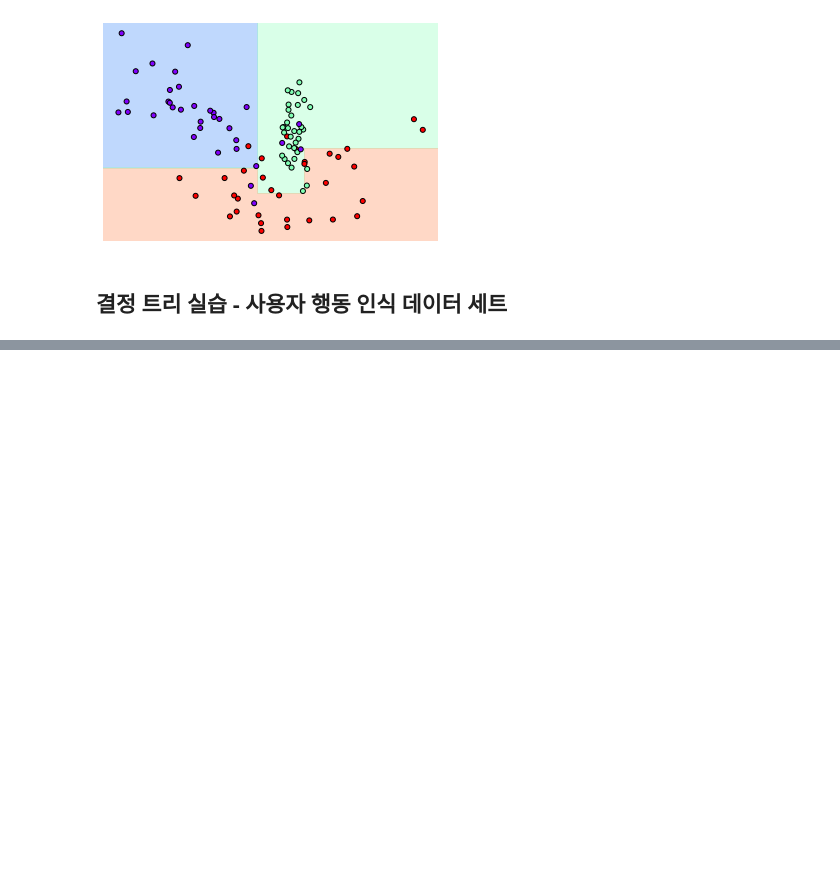
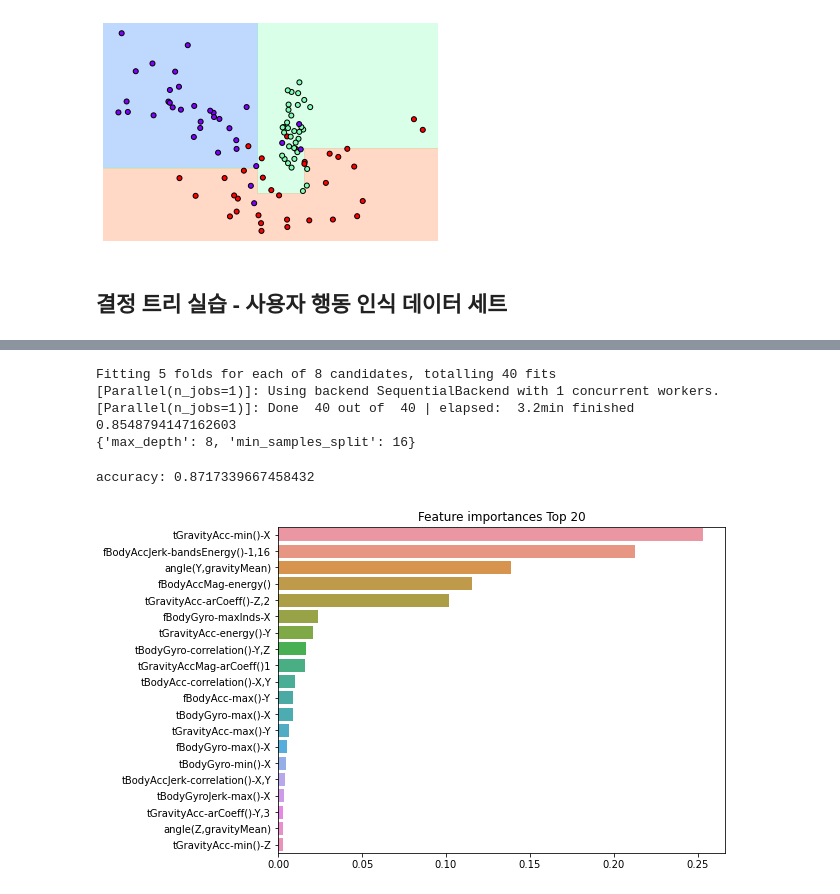
Before and after one commit to hckim96/AI_STUDY, a Jupyter notebook: week-03/chapter-04.ipynb, the cells around one changed output, grey strips where cells are left out. Cells and saved outputs as stored; diff of their text form; code cells hidden in the pictures; blank space fills up the shorter version.

```diff
--- a/week-03/chapter-04.ipynb
+++ b/week-03/chapter-04.ipynb
@@ -93,0 +185,11 @@ visualize_boundary(dt_clf, X_features, y_lables)
+# %%
+from sklearn.model_selection import GridSearchCV
+
+params = {
+    "max_depth": [6,8,10,12, 16, 20, 24]
+}
+
+grid_cv = GridSearchCV(dt_clf,param_grid = params, scoring = "accuracy", cv = 5, verbose=1)
+grid_cv.fit(X_train, y_train)
+print(grid_cv.best_score_)
+print(grid_cv.best_params_)
@@ -93,0 +215,8 @@ visualize_boundary(dt_clf, X_features, y_lables)
+# %%
+max_depths = [6, 8, 10, 12, 16, 20, 24]
+
+for depth in max_depths:
+    dt_clf = DecisionTreeClassifier(max_depth=depth, random_state=156)
+    dt_clf.fit(X_train, y_train)
+    pred = dt_clf.predict(X_test)
+    print(f"depth = {depth}, accuracy = {accuracy_score(y_test, pred)}")
@@ -93,0 +231,34 @@ visualize_boundary(dt_clf, X_features, y_lables)
+# %%
+
+params = {
+    "max_depth" : [8, 12, 16, 20],
+    "min_samples_split": [16,24]
+}
+
+grid_cv = GridSearchCV(dt_clf, param_grid = params, scoring="accuracy", cv=5, verbose =1)
+grid_cv.fit(X_train, y_train)
+print(grid_cv.best_score_)
+print(grid_cv.best_params_)
+# %% [output]
+Fitting 5 folds for each of 8 candidates, totalling 40 fits
+[Parallel(n_jobs=1)]: Using backend SequentialBackend with 1 concurrent workers.
+[Parallel(n_jobs=1)]: Done  40 out of  40 | elapsed:  3.2min finished
+0.8548794147162603
+{'max_depth': 8, 'min_samples_split': 16}
+# %%
+best_dt_clf = grid_cv.best_estimator_
+pred1 = best_dt_clf.predict(X_test)
+accuracy = accuracy_score(y_test, pred1)
+print(f"accuracy: {accuracy}")
+# %% [output]
+accuracy: 0.8717339667458432
+# %%
+ftr_importances_values = best_dt_clf.feature_importances_
+ftr_importances = pd.Series(ftr_importances_values, index=X_train.columns)
+ftr_top20 = ftr_importances.sort_values(ascending=False)[:20]
+plt.figure(figsize=(8,6))
+plt.title("Feature importances Top 20")
+sns.barplot(x= ftr_top20, y = ftr_top20.index)
+plt.show()
+# %% [output]
+[figure, added]
```
Also changed, not shown: parts of 9 cells of this notebook.
